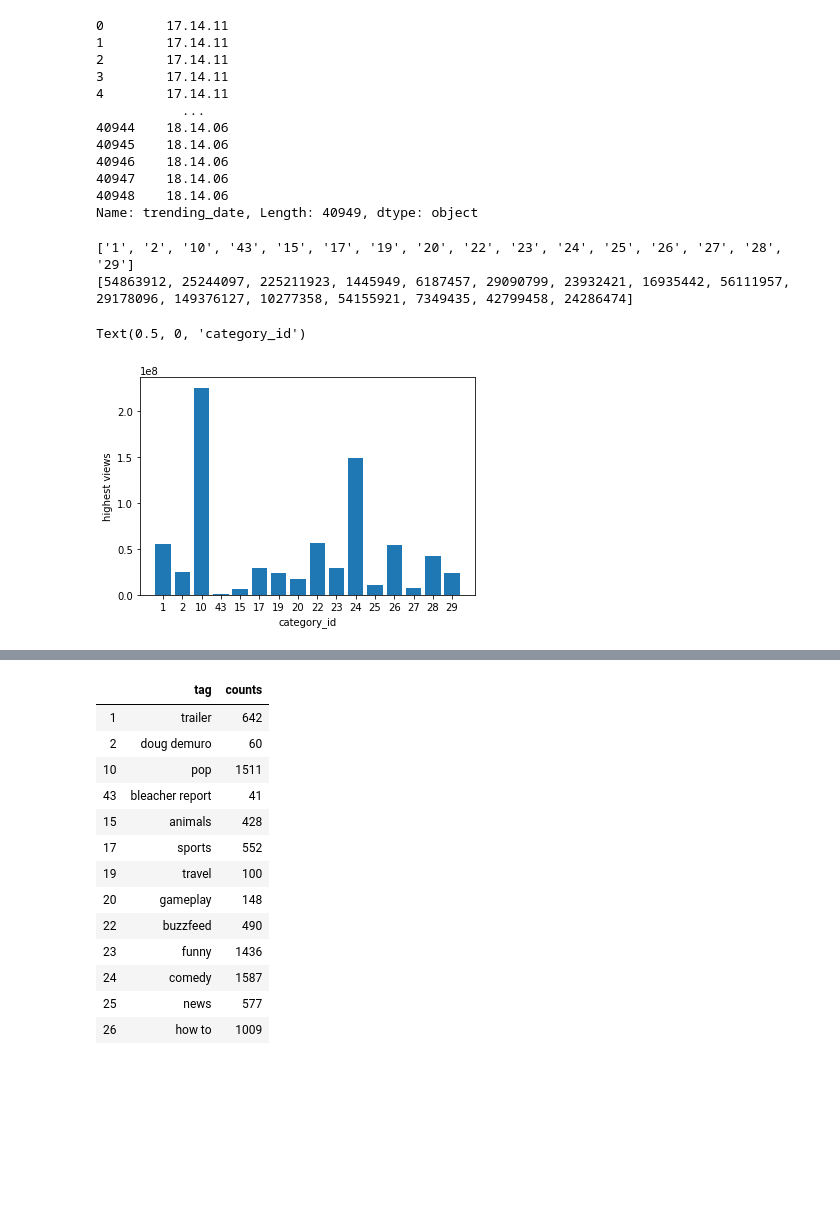
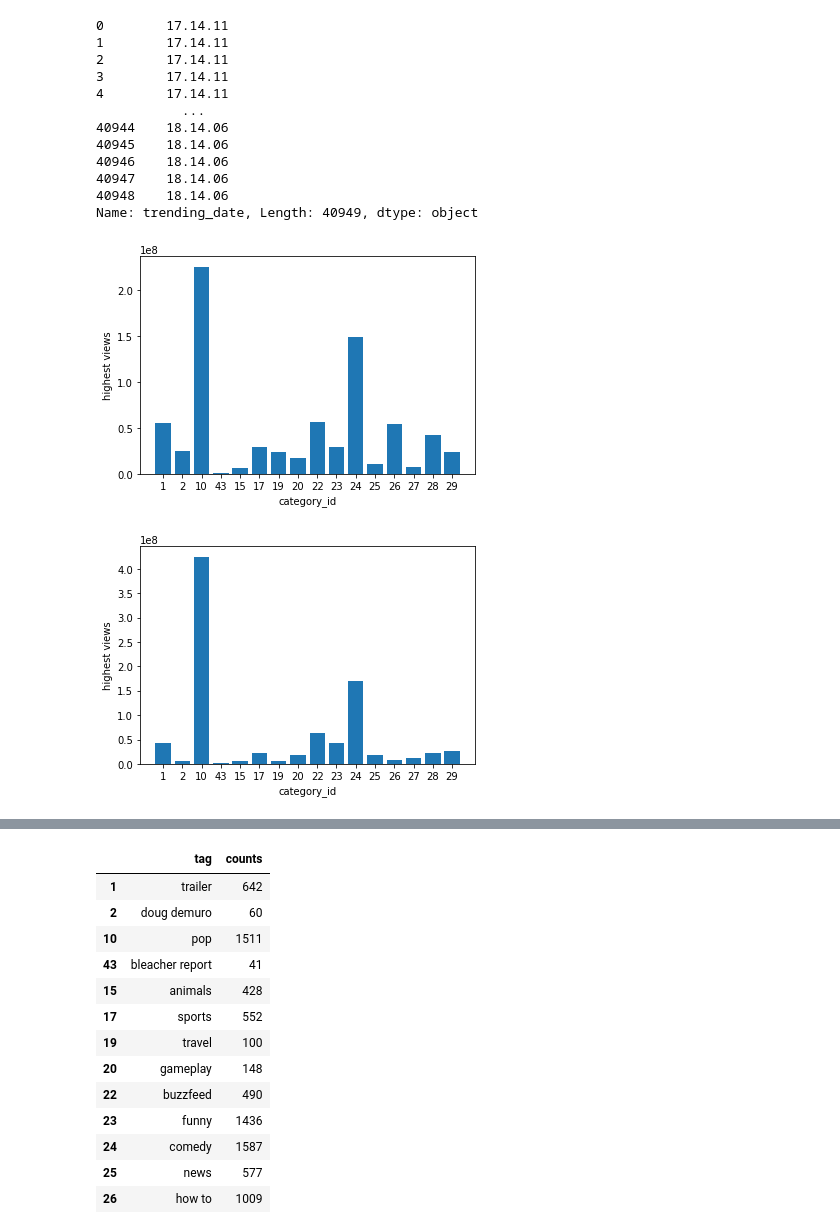
Before and after one commit to run-cmw/trending-yt-vids-api, a Jupyter notebook: project/project_draft.ipynb, the cells around one changed output, grey strips where cells are left out. Drawn from its saved outputs; the diff is of its cells as text; code cells hidden in the pictures; blank space fills up the shorter version.

```diff
--- a/project/project_draft.ipynb
+++ b/project/project_draft.ipynb
@@ -134,5 +173,3 @@ def generate_category_dicts(data):
         category_channel_dict[category_id] = set(cate_data['channel_title'])
         #data = data.groupby("category_id").get_group(category_id)
     return category_info_dict, category_tags_dict, category_video_dict, category_channel_dict
-# %%
-cate_info, cate_tag, cate_video, cate_channel = generate_category_dicts(us_data)
@@ -160,0 +176,2 @@ cate_info
+# %%
+us_cate_info, us_cate_tag, us_cate_video, us_cate_channel = generate_category_dicts(us_data)
@@ -174,18 +223,20 @@ us_data['trending_date']
 40948    18.14.06
 Name: trending_date, Length: 40949, dtype: object
 # %%
-max_view_list = []
-category = []
-for item in cate_info.items():
-    max_view_list.append(item[1]['max_views'])
-    category.append(str(item[0]))
-print(category)
-print(max_view_list)
-plt.bar(category, max_view_list)
-plt.ylabel("highest views")
-plt.xlabel("category_id")
+def views_category_graph(cate_info):
+    max_view_list = []
+    category = []
+    for item in cate_info.items():
+        max_view_list.append(item[1]['max_views'])
+        category.append(str(item[0]))
+    plt.bar(category, max_view_list)
+    plt.ylabel("highest views")
+    plt.xlabel("category_id")
-# %% [output]
-['1', '2', '10', '43', '15', '17', '19', '20', '22', '23', '24', '25', '26', '27', '28', '29']
-[54863912, 25244097, 225211923, 1445949, 6187457, 29090799, 23932421, 16935442, 56111957, 29178096, 149376127, 10277358, 54155921, 7349435, 42799458, 24286474]
-Text(0.5, 0, 'category_id')
-[figure, removed]
+# %%
+views_category_graph(us_cate_info)
+# %% [output]
+[figure, added]
+# %%
+views_category_graph(gb_cate_info)
+# %% [output]
+[figure, added]
```
Also changed, not shown: parts of 43 cells of this notebook, 17 other files.
